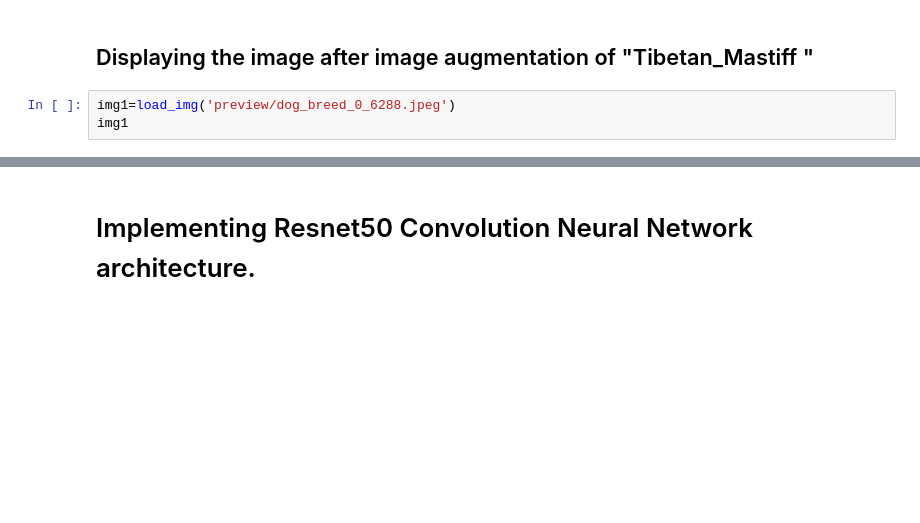
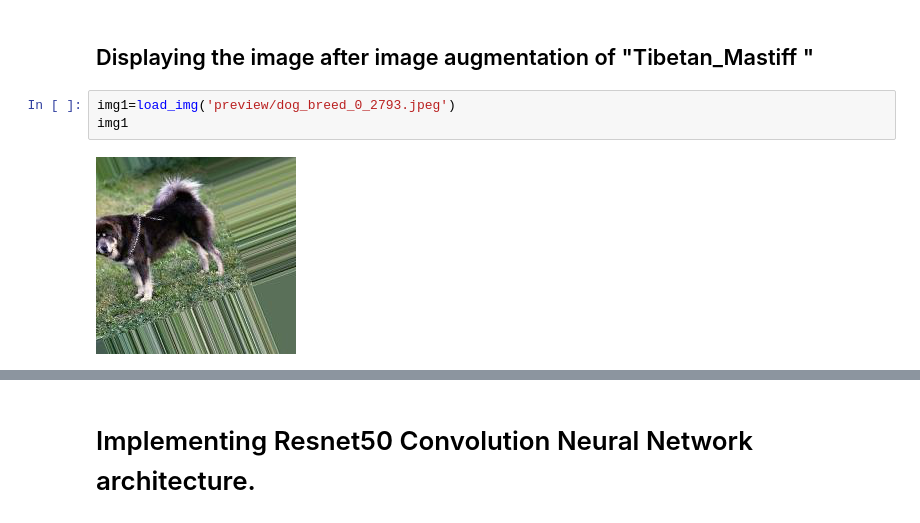
Before and after one commit to 187ram/Dog-Breed-Identification-CNN, a Jupyter notebook: Dog_Breed_Identification_(Kaggle)_Using_Pretrained_ResNet_50.ipynb, the cells around one changed output, grey strips where cells are left out. Saved outputs shown, nothing was run; the diff lists cells and outputs as text; blank space fills up the shorter version.

```diff
--- a/Dog_Breed_Identification_(Kaggle)_Using_Pretrained_ResNet_50.ipynb
+++ b/Dog_Breed_Identification_(Kaggle)_Using_Pretrained_ResNet_50.ipynb
@@ -135,6 +124,8 @@ for batch in datagen.flow(x, batch_size=1,
 # %% [markdown]
 ## Displaying the image after image augmentation of "Tibetan_Mastiff "
 # %%
-img1=load_img('preview/dog_breed_0_6288.jpeg')
+img1=load_img('preview/dog_breed_0_2793.jpeg')
 img1
+# %% [output]
+[figure, added]
 # %%
```
Also changed, not shown: parts of 28 cells of this notebook.
